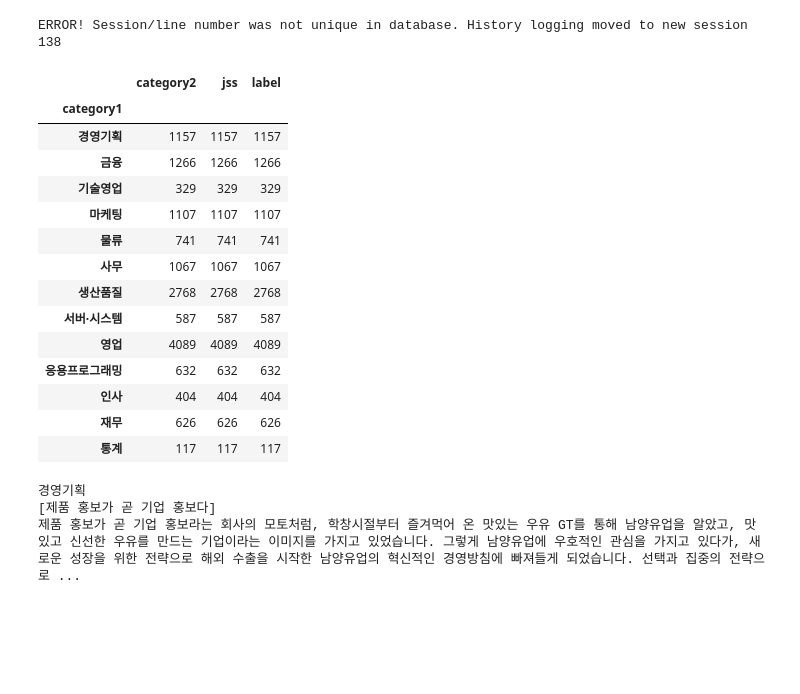
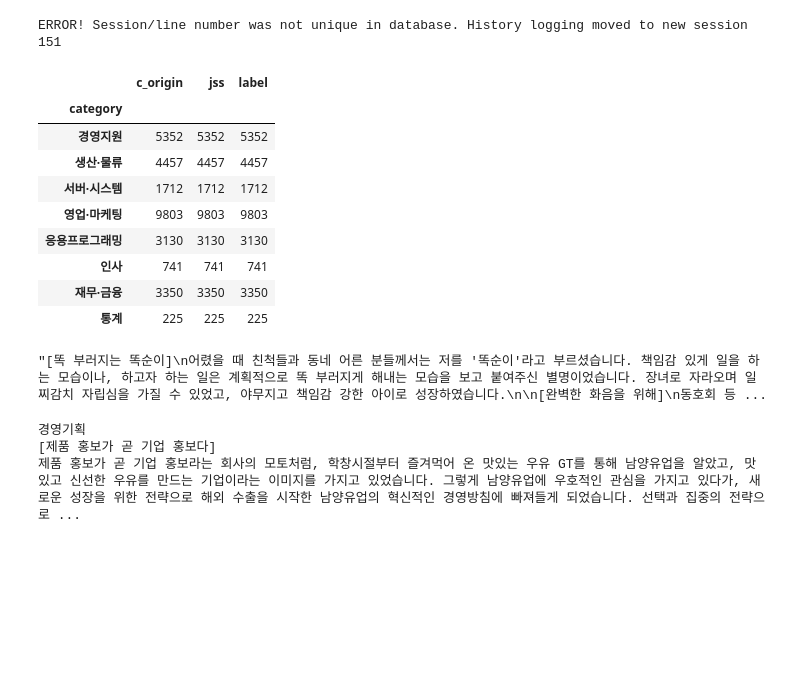
Before and after one commit to park-do/LSTM-RAS, a Jupyter notebook: Jupyter/Bi_LSTM_test.ipynb, the cells around one changed output. Drawn from its saved outputs; the diff is of its cells as text; code cells hidden in the pictures; blank space fills up the shorter version.

```diff
--- a/Jupyter/Bi_LSTM_test.ipynb
+++ b/Jupyter/Bi_LSTM_test.ipynb
@@ -14,7 +14,7 @@ mecab = Mecab()
 from konlpy.tag import Okt
 okt = Okt()
 # %%
-df = pd.read_csv('../data/자소서6.csv',index_col=0, engine='python', encoding='utf8')
+df = pd.read_csv('../data/자소서_잡코추가2.csv',index_col=0, engine='python', encoding='utf8')
 # %%
 Batch_size = 1
 Vector_size = 300
@@ -53,51 +57,38 @@ def classify(jss):
     result =  sess.run(tf.argmax(prediction,1), feed_dict = {X: zero_pad , seq_len: [len(tokens)] } )
     print(sess.run(prediction, feed_dict = {X: zero_pad , seq_len: [len(tokens)] } ) )
     if result == 0:
-        print('경영기획')
+        print('경영지원')
     elif result == 1:
-        print('금융')
+        print('재무·금융')
     elif result == 2:
-        print('기술영업')
+        print('생산·물류')
     elif result == 3:
-        print('마케팅')
+        print('영업·마케팅')
     elif result == 4:
-        print('물류')
+        print('인사')
     elif result == 5:
-        print('사무')
+        print('서버·시스템')
     elif result == 6:
-        print('생산품질')
-    elif result == 7:
-        print('영업')
-    elif result == 8:
-        print('인사')
-    elif result == 9:
-        print('재무')
-    elif result == 10:
-        print('통계')
-    elif result == 11:
         print('응용프로그래밍')
-    elif result == 12:
-        print('서버·시스템')
 # %% [output]
-ERROR! Session/line number was not unique in database. History logging moved to new session 138
+ERROR! Session/line number was not unique in database. History logging moved to new session 151
 # %%
-df.groupby(['category1']).agg('count')
+df.groupby(['category']).agg('count')
 # %% [output]
-|  | category2 | jss | label |
-| category1 |  |  |  |
-| 경영기획 | 1157 | 1157 | 1157 |
-| 금융 | 1266 | 1266 | 1266 |
-| 기술영업 | 329 | 329 | 329 |
-| 마케팅 | 1107 | 1107 | 1107 |
-| 물류 | 741 | 741 | 741 |
-| 사무 | 1067 | 1067 | 1067 |
-| 생산품질 | 2768 | 2768 | 2768 |
-| 서버·시스템 | 587 | 587 | 587 |
-| 영업 | 4089 | 4089 | 4089 |
-| 응용프로그래밍 | 632 | 632 | 632 |
-| 인사 | 404 | 404 | 404 |
-| 재무 | 626 | 626 | 626 |
-| 통계 | 117 | 117 | 117 |
+|  | c_origin | jss | label |
+| category |  |  |  |
+| 경영지원 | 5352 | 5352 | 5352 |
+| 생산·물류 | 4457 | 4457 | 4457 |
+| 서버·시스템 | 1712 | 1712 | 1712 |
+| 영업·마케팅 | 9803 | 9803 | 9803 |
+| 응용프로그래밍 | 3130 | 3130 | 3130 |
+| 인사 | 741 | 741 | 741 |
+| 재무·금융 | 3350 | 3350 | 3350 |
+| 통계 | 225 | 225 | 225 |
+# %%
+df[df.category=='영업·마케팅'].jss[3591]
+# %% [output]
+"[똑 부러지는 똑순이]\n어렸을 때 친척들과 동네 어른 분들께서는 저를 '똑순이'라고 부르셨습니다. 책임감 있게 일을 하는 모습이나, 하고자 하는 일은 계획적으로 똑 부러지게 해내는 모습을 보고 붙여주신 별명이었습니다. 장녀로 자라오며 일찌감치 자립심을 가질 수 있었고, 야무지고 책임감 강한 아이로 성장하였습니다.\n\n[완벽한 화음을 위해]\n동호회 등 ...
 # %%
 for category1 in df.category1.unique():
     print(category1)
```
Also changed, not shown: parts of 4 cells of this notebook.
